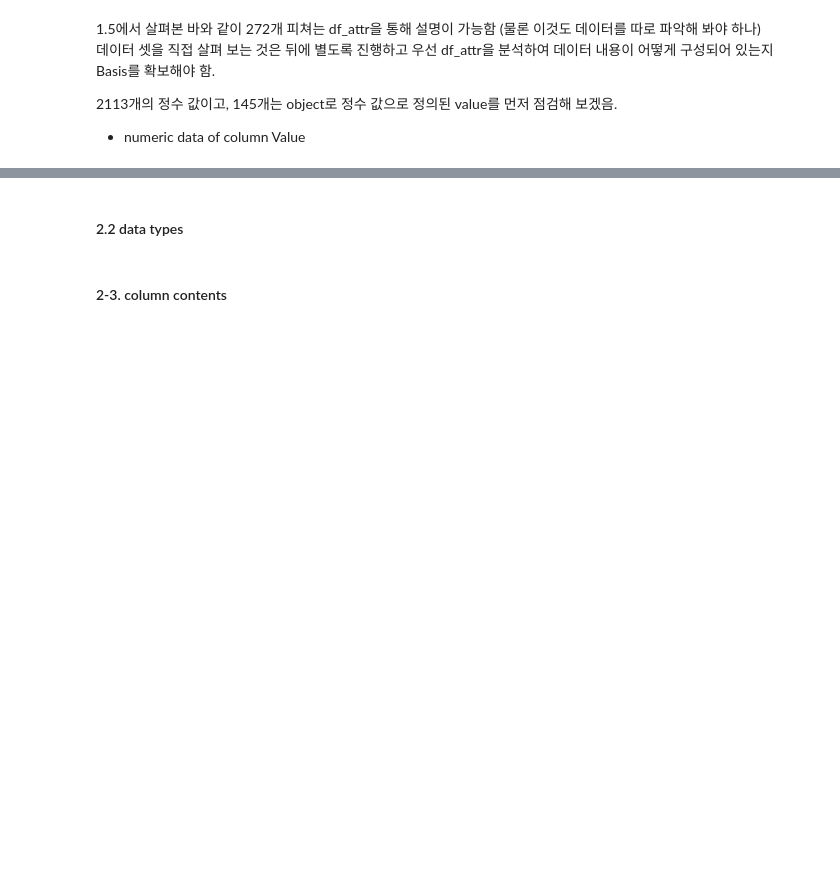
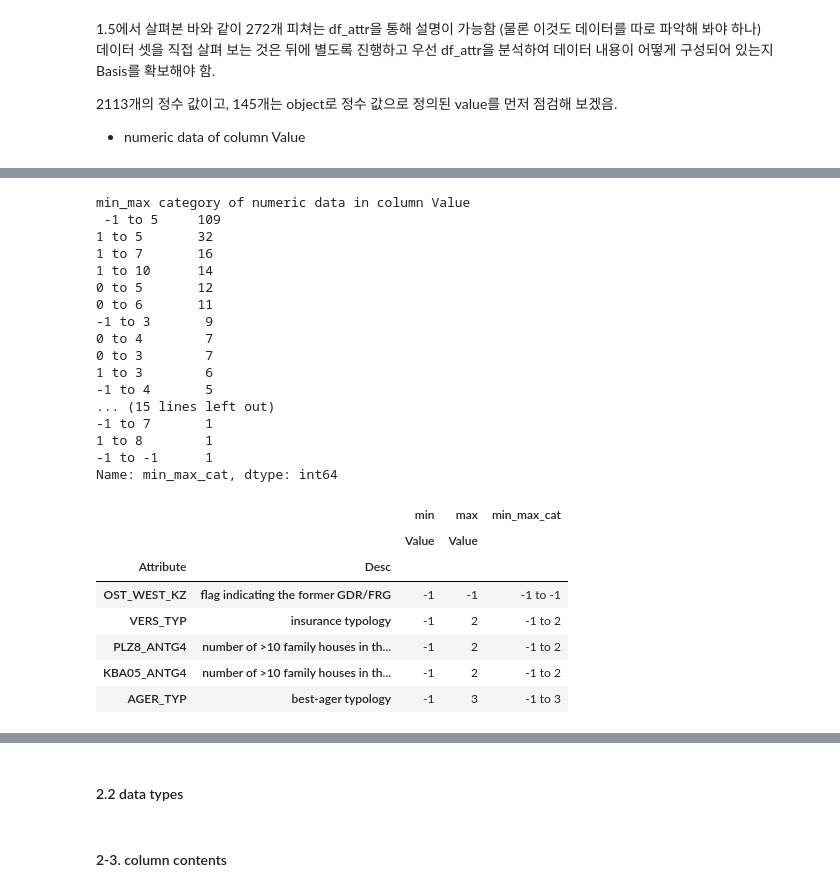
Before and after one commit to jaeyoun-chang/u_city_capstone, a Jupyter notebook: Arvato Project Workbook.ipynb, the cells around one changed output, grey strips where cells are left out. Saved outputs shown, nothing was run; the diff lists cells and outputs as text; code cells hidden in the pictures; blank space fills up the shorter version.

```diff
--- a/Arvato Project Workbook.ipynb
+++ b/Arvato Project Workbook.ipynb
@@ -561,28 +660,49 @@ Name: Value_dtype, dtype: int64
 # %%
 '''
-numeric data of column Value where 2113 rows have data in int type
+numeric data of column Value where 1774 rows have data in int type
 '''
-# df_attr_num with only numeric values in Value
-df_attr_num = df_attr[df_attr['Value_dtype'] == int].copy()
-
-# add Desc and Information level
-df_attr_num = vlookup(df_attr_num, df_feature, 'Attribute', nan_val = 'no_info')
 
 # summary of numeric data of Value
 pv_attr_num = pd.pivot_table(
     df_attr_num,
-    index = ['Information level', 'Attribute', 'Desc'],
+    index = ['Attribute', 'Desc'],
     values = 'Value',
     aggfunc = [min, max]
     )
 
 pv_attr_num['min_max_cat'] = pv_attr_num['min'].astype(str) + ' to ' + pv_attr_num['max'].astype(str)
 pv_attr_num = pv_attr_num.sort_values(by = 'min_max_cat')
 
 print (
     'min_max category of numeric data in column Value', '\n',
     pv_attr_num.min_max_cat.value_counts())
 pv_attr_num.head()
+# %% [output]
+min_max category of numeric data in column Value
+ -1 to 5     109
+1 to 5       32
+1 to 7       16
+1 to 10      14
+0 to 5       12
+0 to 6       11
+-1 to 3       9
+0 to 4        7
+0 to 3        7
+1 to 3        6
+-1 to 4       5
+... (15 lines left out)
+-1 to 7       1
+1 to 8        1
+-1 to -1      1
+Name: min_max_cat, dtype: int64
+|  |  | min | max | min_max_cat |
+|  |  | Value | Value |  |
+| Attribute | Desc |  |  |  |
+| OST_WEST_KZ | flag indicating the former GDR/FRG | -1 | -1 | -1 to -1 |
+| VERS_TYP | insurance typology | -1 | 2 | -1 to 2 |
+| PLZ8_ANTG4 | number of >10 family houses in th... | -1 | 2 | -1 to 2 |
+| KBA05_ANTG4 | number of >10 family houses in th... | -1 | 2 | -1 to 2 |
+| AGER_TYP | best-ager typology | -1 | 3 | -1 to 3 |
 # %%
 '''
 find all numeric data of column Value one by one
```
Also changed, not shown: parts of 33 cells of this notebook.
